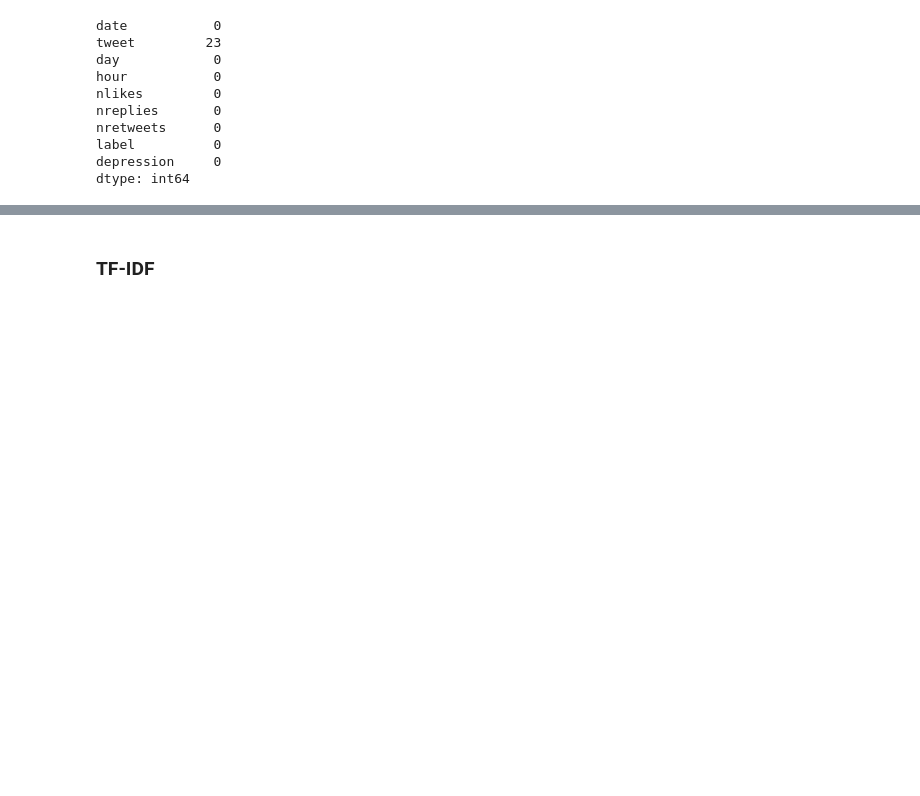
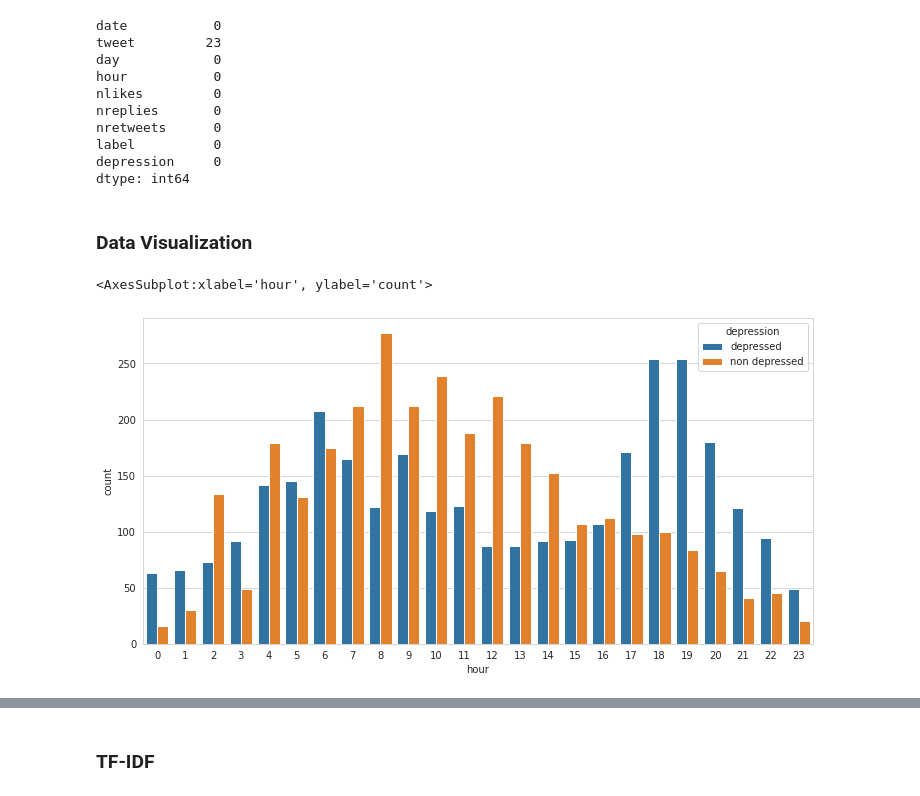
Before and after one commit to Almadam1/Tweet-Classification, a Jupyter notebook: twitter-depression-classification.ipynb, the cells around one changed output, grey strips where cells are left out. Saved outputs shown, nothing was run; the diff lists cells and outputs as text; code cells hidden in the pictures; blank space fills up the shorter version.

```diff
--- a/twitter-depression-classification.ipynb
+++ b/twitter-depression-classification.ipynb
@@ -107,3 +107,16 @@ dtype: int64
 # %%
 # drop missing values
 df3.dropna(inplace=True)
+# %% [markdown]
+### Data Visualization
+# %%
+# visualize depression by hour of the day
+import matplotlib.pyplot as plt
+import seaborn as sns
+%matplotlib inline
+sns.set_style('whitegrid')
+plt.figure(figsize=(12,6))
+sns.countplot(x='hour', data=df3, hue='depression')
+# %% [output]
+<AxesSubplot:xlabel='hour', ylabel='count'>
+[figure, added]
```
Also changed, not shown: parts of 21 cells of this notebook.
